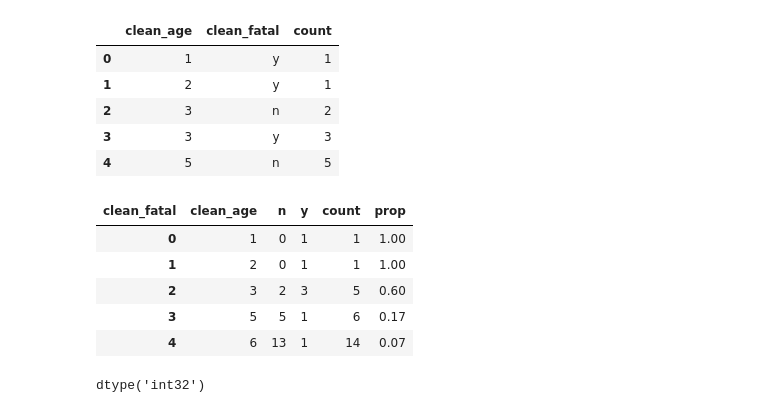
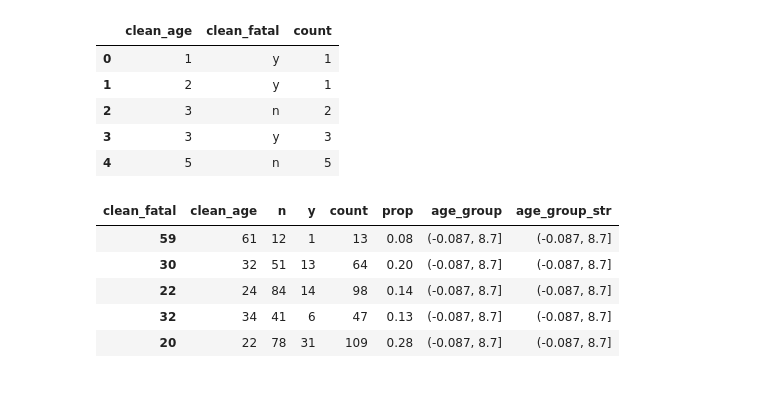
Before and after one commit to LupiVolpi/Shark_Attack, a Jupyter notebook: data_cleaning_shark_attack.ipynb, the cells around one changed output. Cells and saved outputs as stored; diff of their text form; code cells hidden in the pictures.

```diff
--- a/data_cleaning_shark_attack.ipynb
+++ b/data_cleaning_shark_attack.ipynb
@@ -1285,19 +1285,19 @@ age_fatal_df.head(5)
 # %%
 age_fatal_crosstab = pd.crosstab(age_fatal_selection["clean_age"], age_fatal_selection["clean_fatal"]).reset_index()
 age_fatal_crosstab["clean_age"] = age_fatal_crosstab["clean_age"].astype(int)
 age_fatal_crosstab["count"] = age_fatal_crosstab["y"] + age_fatal_crosstab["n"]
 age_fatal_crosstab["prop"] = round(age_fatal_crosstab["y"] / age_fatal_crosstab["count"], 2)
-age_fatal_crosstab=age_fatal_crosstab.sort_values(by="clean_age")
+# use pd.cut() to bin the clean_age column into 10 intervals
+age_fatal_crosstab["age_group"] = pd.cut(shark_clean["clean_age"], bins=10)
+age_fatal_crosstab["age_group_str"] = age_fatal_crosstab["age_group"].astype(str)
+
+age_fatal_crosstab=age_fatal_crosstab.sort_values(by="age_group")
 
 age_fatal_crosstab.head(5)
 # %% [output]
-| clean_fatal | clean_age | n | y | count | prop |
-| 0 | 1 | 0 | 1 | 1 | 1.00 |
-| 1 | 2 | 0 | 1 | 1 | 1.00 |
-| 2 | 3 | 2 | 3 | 5 | 0.60 |
-| 3 | 5 | 5 | 1 | 6 | 0.17 |
-| 4 | 6 | 13 | 1 | 14 | 0.07 |
+| clean_fatal | clean_age | n | y | count | prop | age_group | age_group_str |
+| 59 | 61 | 12 | 1 | 13 | 0.08 | (-0.087, 8.7] | (-0.087, 8.7] |
+| 30 | 32 | 51 | 13 | 64 | 0.20 | (-0.087, 8.7] | (-0.087, 8.7] |
+| 22 | 24 | 84 | 14 | 98 | 0.14 | (-0.087, 8.7] | (-0.087, 8.7] |
+| 32 | 34 | 41 | 6 | 47 | 0.13 | (-0.087, 8.7] | (-0.087, 8.7] |
+| 20 | 22 | 78 | 31 | 109 | 0.28 | (-0.087, 8.7] | (-0.087, 8.7] |
-# %%
-age_fatal_crosstab["clean_age"].dtype
-# %% [output]
-dtype('int32')
```
Also changed, not shown: parts of 2 cells of this notebook.
